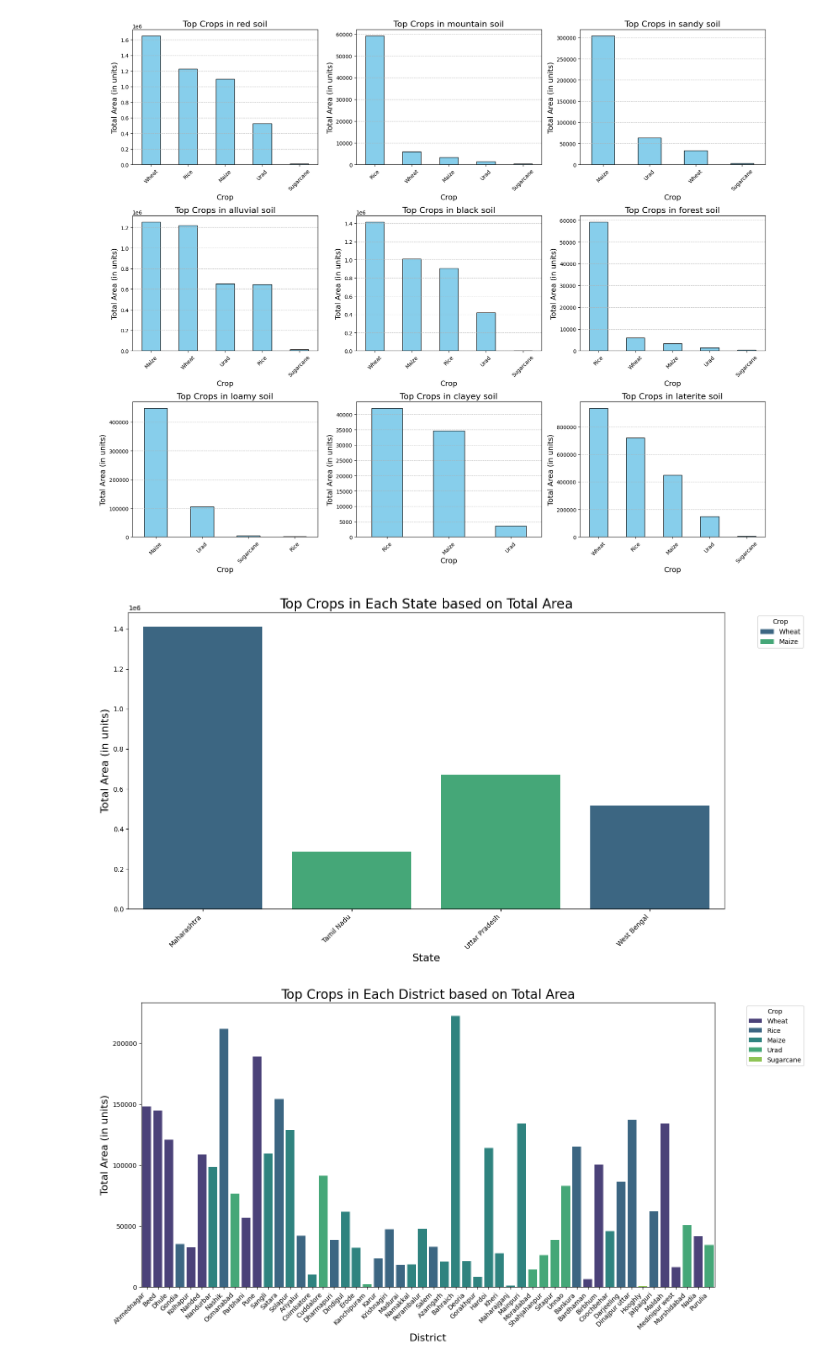
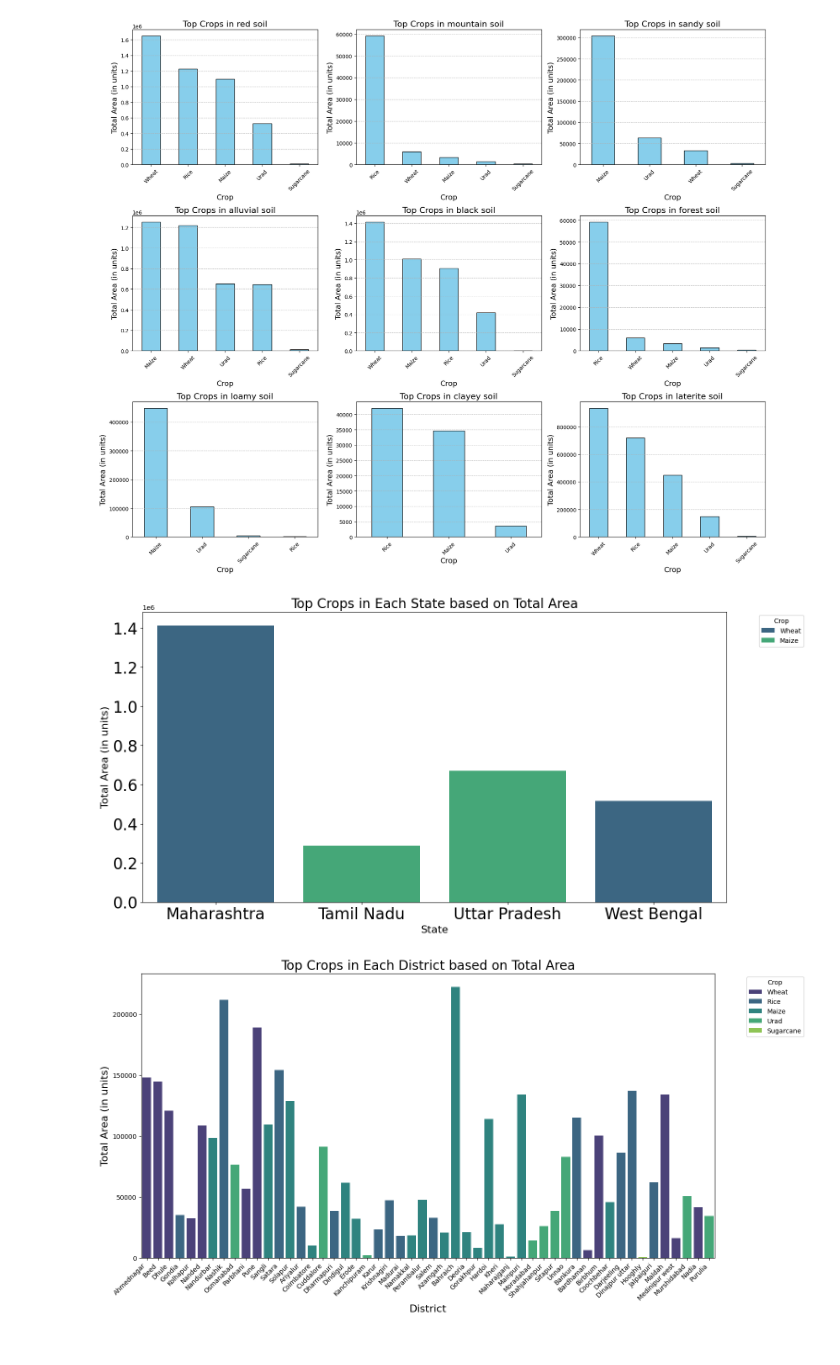
Before and after one commit to vansismishra/FarmElysium, a Jupyter notebook: Crop_Yield_Data.ipynb, the cells around one changed output. Drawn from its saved outputs; the diff is of its cells as text; code cells hidden in the pictures.

Commit message:
Made Changes to a plot

```diff
--- a/Crop_Yield_Data.ipynb
+++ b/Crop_Yield_Data.ipynb
@@ -962,21 +962,22 @@ plt.show()
 # %%
 # Create a figure and axis
 plt.figure(figsize=(16, 8))
 ax = sns.barplot(x='State', y='Area', hue='Crop', data=top_crops_statewise.reset_index(), palette='viridis')
 
 # Set plot title and labels
 plt.title('Top Crops in Each State based on Total Area', fontsize=20)
 plt.xlabel('State', fontsize=16)
 plt.ylabel('Total Area (in units)', fontsize=16)
-plt.xticks(rotation=45, ha='right')
+plt.xticks(fontsize=24)
+plt.yticks(fontsize=24)
 
 # Add legend
 plt.legend(title='Crop', bbox_to_anchor=(1.05, 1), loc='upper left')
 
 # Show the plot
 plt.show()
 # %% [output]
-[figure, old version]
+[figure, new version]
 # %%
 # Create a figure and axis
 plt.figure(figsize=(16, 8))
```
Also changed, not shown: parts of 16 cells of this notebook, 1 other file.
